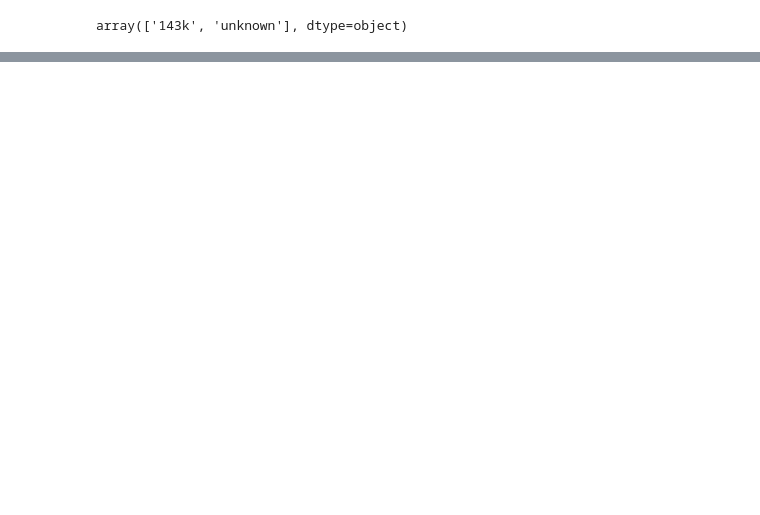
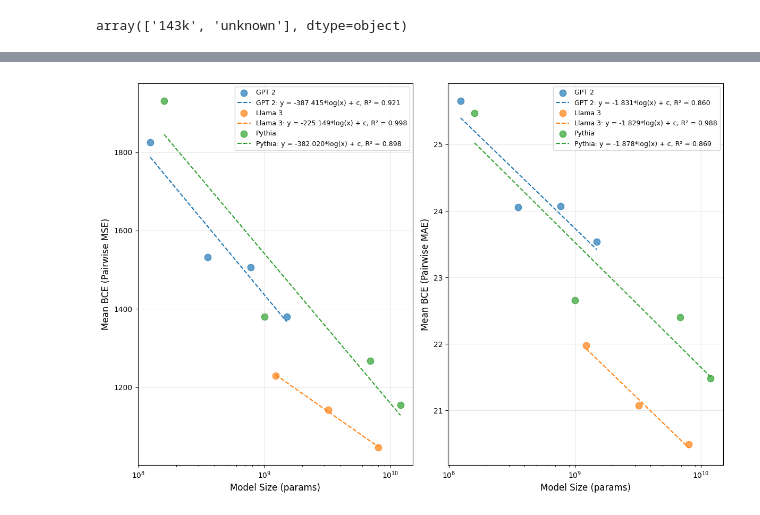
Before and after one commit to sepiatone/bayesian_reasoning, a Jupyter notebook: scripts/scaling_plots.ipynb, the cells around one changed output, grey strips where cells are left out. Saved outputs shown, nothing was run; the diff lists cells and outputs as text; code cells hidden in the pictures; blank space fills up the shorter version.

```diff
--- a/scripts/scaling_plots.ipynb
+++ b/scripts/scaling_plots.ipynb
@@ -345,0 +414,52 @@ chart_mse.show()
+# %%
+import numpy as np
+import matplotlib.pyplot as plt
+from scipy import stats
+
+# Function to fit log-linear model
+def log_linear_fit(data, x_col, y_col, model_family=None):
+    if model_family:
+        data = data[data["Model Family"] == model_family]
+
+    x = np.log10(data[x_col])  # Log transform x values
+    y = data[y_col]
+
+    # Fit linear regression
+    slope, intercept, r_value, p_value, std_err = stats.linregress(x, y)
+
+    # Calculate line
+    x_range = np.linspace(min(x), max(x), 100)
+    y_range = slope * x_range + intercept
+
+    # Transform x back to original scale for plotting
+    x_range_original = 10**x_range
+
+    return x_range_original, y_range, r_value**2, slope
+
+# Create plots with fitted log-linear relationships
+plt.figure(figsize=(12, 8))
+for i, (analyzer, title) in enumerate([(mean_bce_mse_analyzer, "Mean BCE (Pairwise MSE)"),
+                                       (mean_bce_mae_analyzer, "Mean BCE (Pairwise MAE)")]):
+    plt.subplot(1, 2, i+1)
+
+    # Plot points
+    for model_family in np.unique(analyzer.df["Model Family"]):
+        family_data = analyzer.df[analyzer.df["Model Family"] == model_family]
+        plt.scatter(family_data["Model Size"], family_data[title],
+                   label=model_family, alpha=0.7, s=80)
+
+        # Add fitted line
+        x_line, y_line, r2, slope = log_linear_fit(family_data, "Model Size", title)
+        plt.plot(x_line, y_line, '--',
+                 label=f"{model_family}: y = {slope:.3f}*log(x) + c, R² = {r2:.3f}")
+
+    plt.xscale('log')
+    plt.xlabel("Model Size (params)", fontsize=12)
+    plt.ylabel(title, fontsize=12)
+    plt.legend(fontsize=9, loc='best')
+    plt.grid(True, alpha=0.3)
+
+plt.tight_layout()
+plt.show()
+# %% [output]
+[figure, added]
```
Also changed, not shown: parts of 7 cells of this notebook, 1 other file.
